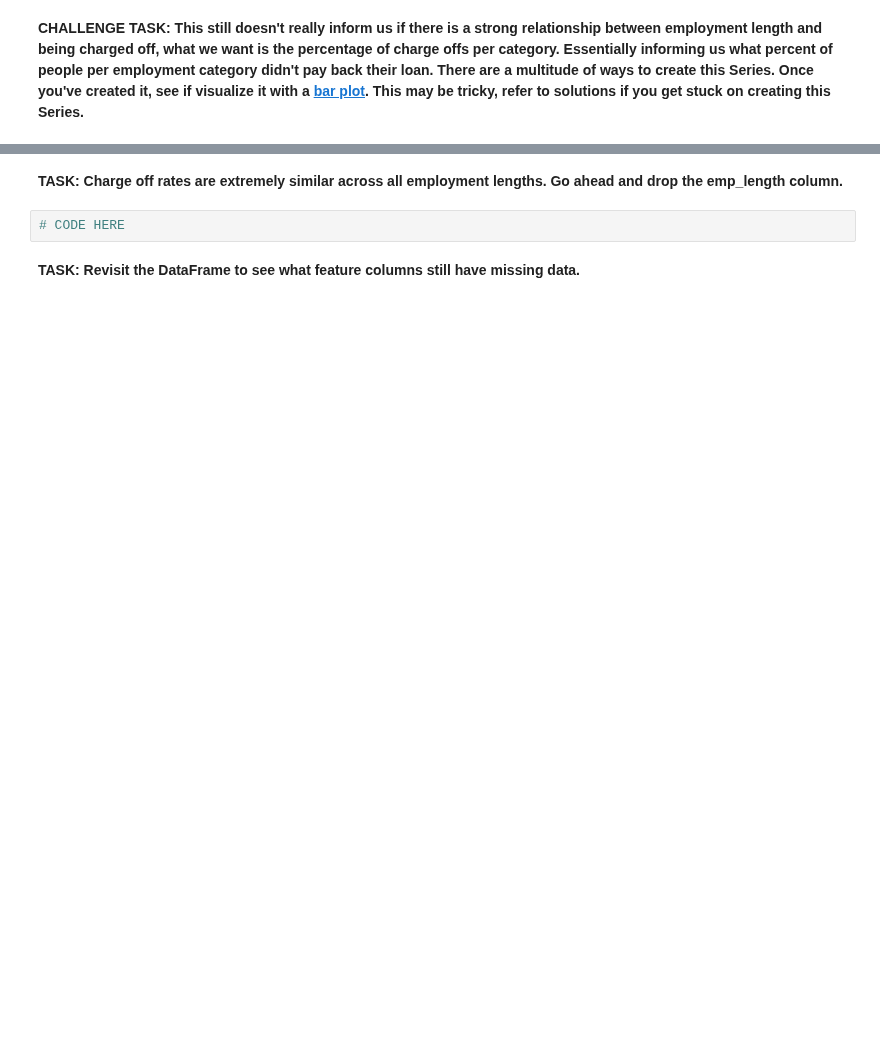
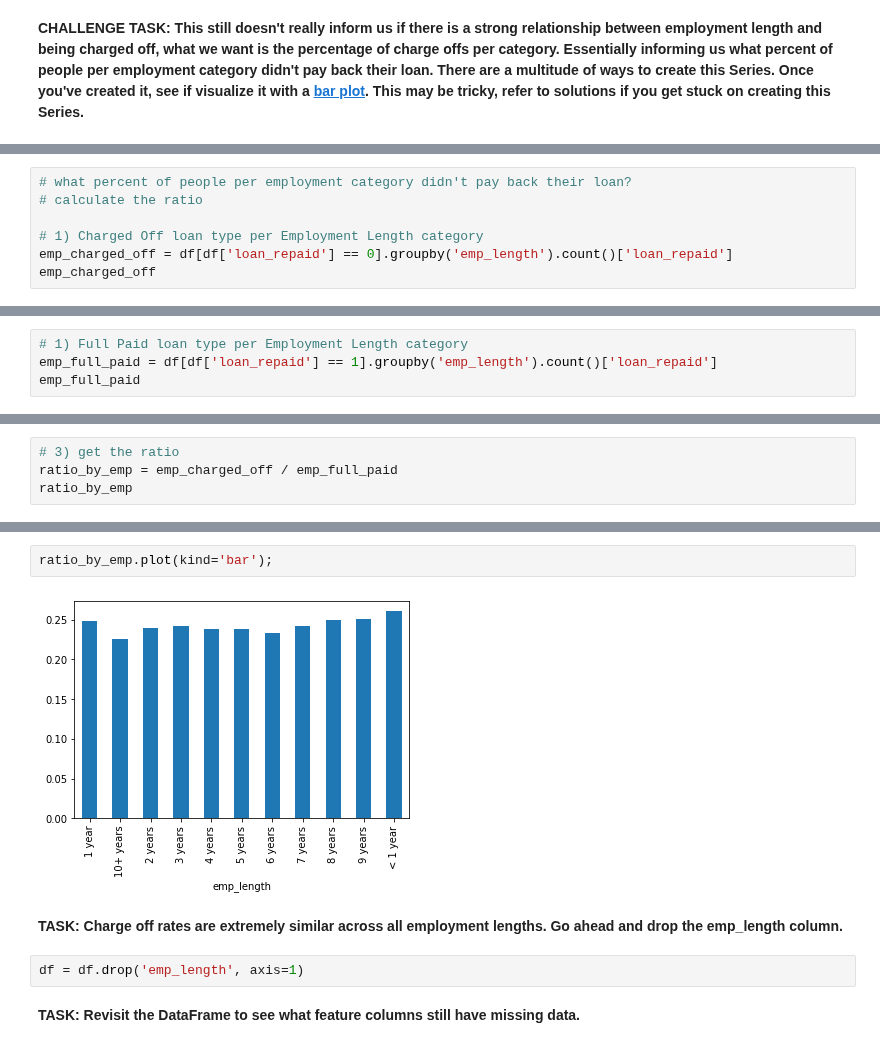
Before and after one commit to ptyadana/Data-Science-and-Machine-Learning-Projects-Dojo, a Jupyter notebook: Data Science and Machine Learning Bootcamp - JP/21. Neural Nets and Deep Learning/04_Tensorflow_Keras_Project_Loan_Predictions.ipynb, the cells around one changed output, grey strips where cells are left out. Drawn from its saved outputs; the diff is of its cells as text; blank space fills up the shorter version.

```diff
--- a/Data Science and Machine Learning Bootcamp - JP/21. Neural Nets and Deep Learning/04_Tensorflow_Keras_Project_Loan_Predictions.ipynb
+++ b/Data Science and Machine Learning Bootcamp - JP/21. Neural Nets and Deep Learning/04_Tensorflow_Keras_Project_Loan_Predictions.ipynb
@@ -675,0 +665,7 @@ Name: loan_status, dtype: float64
+# %%
+# what percent of people per employment category didn't pay back their loan?
+# calculate the ratio
+
+# 1) Charged Off loan type per Employment Length category
+emp_charged_off = df[df['loan_repaid'] == 0].groupby('emp_length').count()['loan_repaid']
+emp_charged_off
@@ -675,0 +686,4 @@ Name: loan_status, dtype: float64
+# %%
+# 1) Full Paid loan type per Employment Length category
+emp_full_paid = df[df['loan_repaid'] == 1].groupby('emp_length').count()['loan_repaid']
+emp_full_paid
@@ -675,0 +704,4 @@ Name: loan_status, dtype: float64
+# %%
+# 3) get the ratio
+ratio_by_emp = emp_charged_off / emp_full_paid
+ratio_by_emp
@@ -676,6 +722,10 @@ Name: loan_status, dtype: float64
+# %%
+ratio_by_emp.plot(kind='bar');
+# %% [output]
+[figure, added]
 # %% [markdown]
 **TASK: Charge off rates are extremely similar across all employment lengths. Go ahead and drop the emp_length column.**
-# %%
-# CODE HERE
+# %%
+df = df.drop('emp_length', axis=1)
 # %% [markdown]
 **TASK: Revisit the DataFrame to see what feature columns still have missing data.**
```
Also changed, not shown: parts of 54 cells of this notebook.
